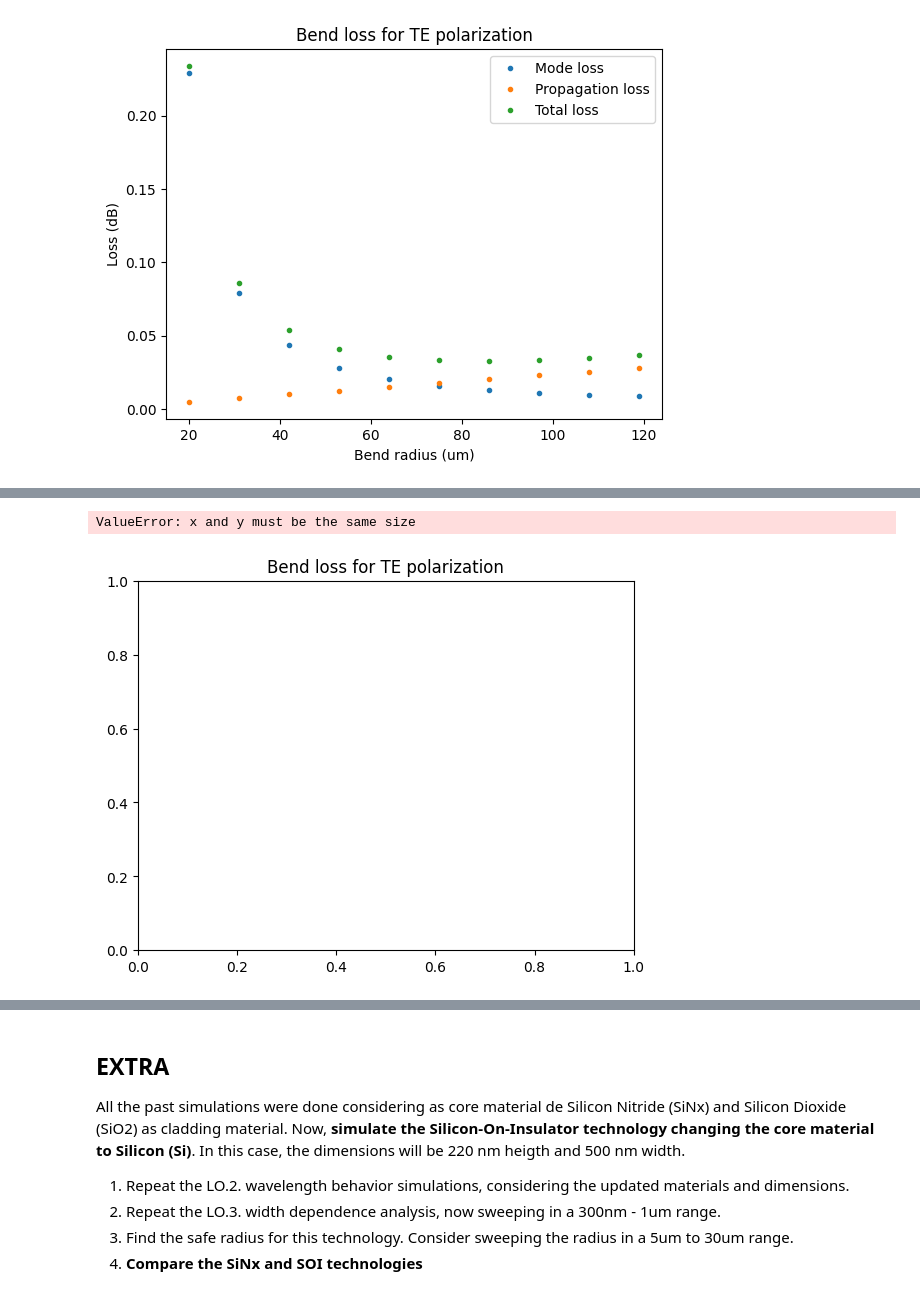
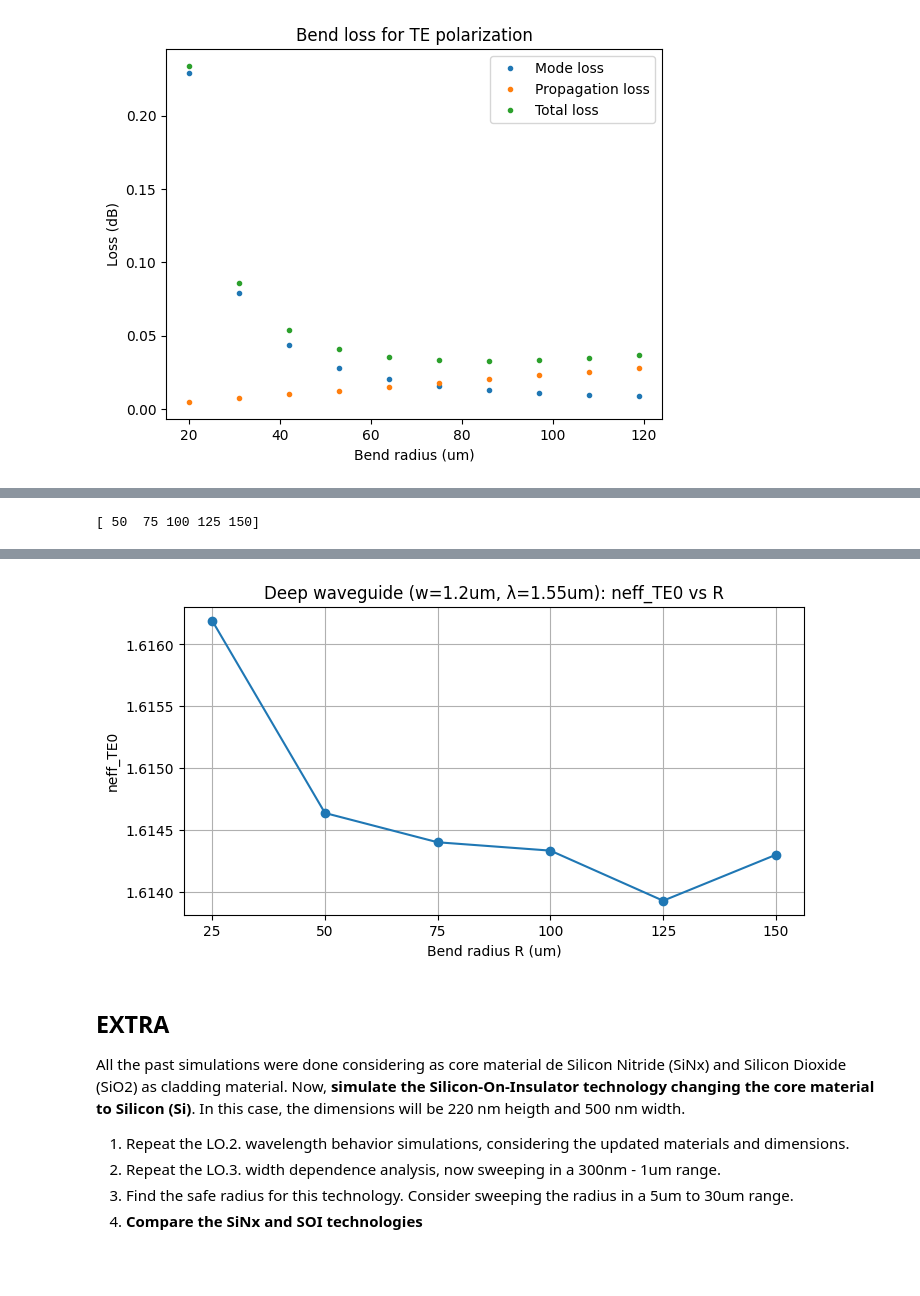
Before and after one commit to msarmas-UPV/cifoin-lab1, a Jupyter notebook: WAVEGUIDES_Student.ipynb, the cells around one changed output, grey strips where cells are left out. Saved outputs shown, nothing was run; the diff lists cells and outputs as text; code cells hidden in the pictures; blank space fills up the shorter version.

```diff
--- a/WAVEGUIDES_Student.ipynb
+++ b/WAVEGUIDES_Student.ipynb
@@ -633,11 +621,0 @@ Text(0, 0.5, 'Mismatch (dB)')
-# %%
-neff5 = bend_1550.n_eff.real
-
-plt.title("Bend loss for TE polarization")
-plt.scatter(radii, neff5.real, edgecolors='k',facecolors='none',label = '__nolegend__')
-plt.xlabel("Bend radius (um)")
-plt.ylabel("Loss (dB)")
-plt.legend()
-# %% [output]
-ValueError: x and y must be the same size
-[figure, removed]
@@ -656,0 +622,40 @@ plt.legend()
+# %%
+safe = radii[total_loss < 0.1]
+print(safe)
+# %% [output]
+[ 50  75 100 125 150]
+# %%
+radii = np.array([25, 50, 75, 100, 125, 150])  # um
+
+neff_TE0 = [
+    float(np.atleast_1d(
+        gt.modes.Waveguide(
+            wavelength=1550 * nm,
+            core_width=1.2,
+            slab_thickness=0.0,
+            core_material="sin",
+            clad_material="sio2",
+            core_thickness=300 * nm,
+            num_modes=1,
+            cache_path=".cache/",
+            precision="double",
+            max_grid_scaling=1.2,
+            grid_resolution=30,
+            bend_radius=R,
+        ).n_eff
+    ).real[0])
+    for R in radii
+]
+
+for R, n in zip(radii, neff_TE0):
+    print(f"R = {R:>3} um ----> neff_TE0 = {n:.6f}")
+
+plt.figure(figsize=(8,4))
+plt.plot(radii, neff_TE0, marker="o")
+plt.xticks(radii)
+plt.xlabel("Bend radius R (um)")
+plt.ylabel("neff_TE0")
+plt.title("Deep waveguide (w=1.2um, λ=1.55um): neff_TE0 vs R")
+plt.grid(True)
+plt.show()
+# %% [output]
@@ -657,3 +674,4 @@ plt.legend()
+[figure, added]
 # %% [markdown]
 ## EXTRA
 
```
Also changed, not shown: parts of 9 cells of this notebook.
